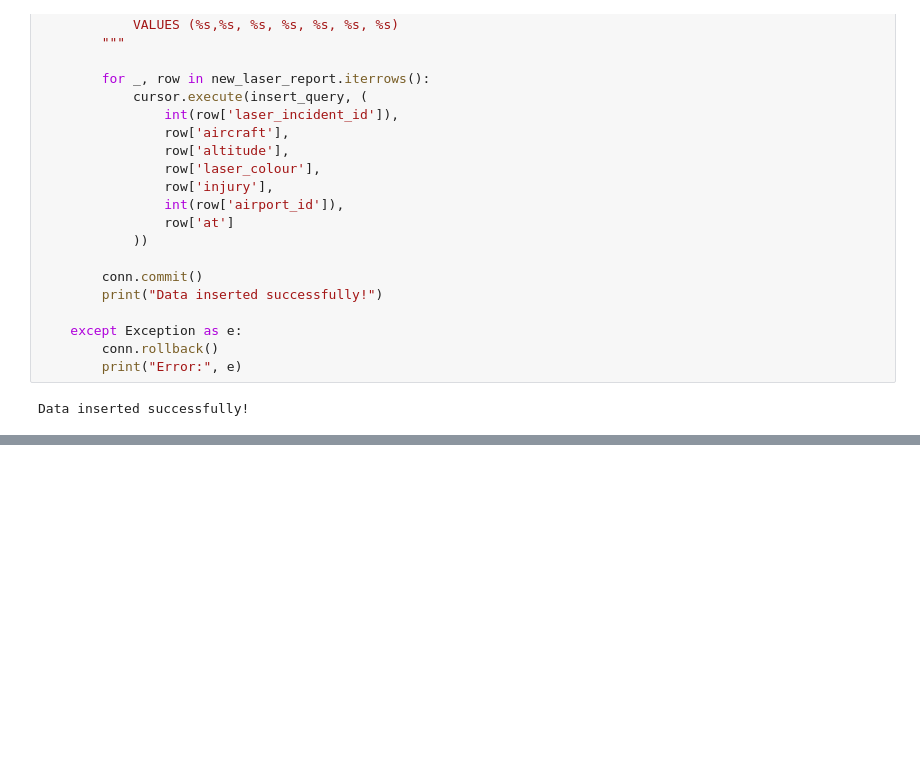
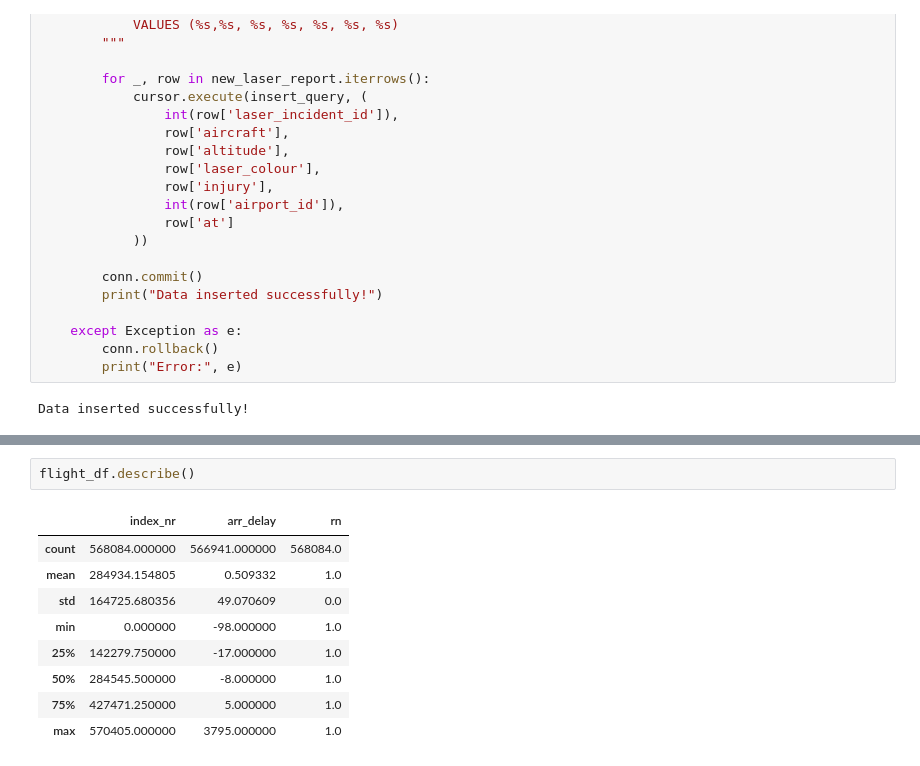
Before and after one commit to yusuf3435V2/Coursework-Data-Analysis-Fundamentals-Week-2, a Jupyter notebook: Coursework_Data_Analysis_Fundamentals_2/challenges.ipynb, the cells around one changed output, grey strips where cells are left out. Drawn from its saved outputs; the diff is of its cells as text; blank space fills up the shorter version.

```diff
--- a/Coursework_Data_Analysis_Fundamentals_2/challenges.ipynb
+++ b/Coursework_Data_Analysis_Fundamentals_2/challenges.ipynb
@@ -607,0 +709,12 @@ Data inserted successfully!
+# %%
+flight_df.describe()
+# %% [output]
+|  | index_nr | arr_delay | rn |
+| count | 568084.000000 | 566941.000000 | 568084.0 |
+| mean | 284934.154805 | 0.509332 | 1.0 |
+| std | 164725.680356 | 49.070609 | 0.0 |
+| min | 0.000000 | -98.000000 | 1.0 |
+| 25% | 142279.750000 | -17.000000 | 1.0 |
+| 50% | 284545.500000 | -8.000000 | 1.0 |
+| 75% | 427471.250000 | 5.000000 | 1.0 |
+| max | 570405.000000 | 3795.000000 | 1.0 |
```
Also changed, not shown: parts of 12 cells of this notebook, 6 other files.
